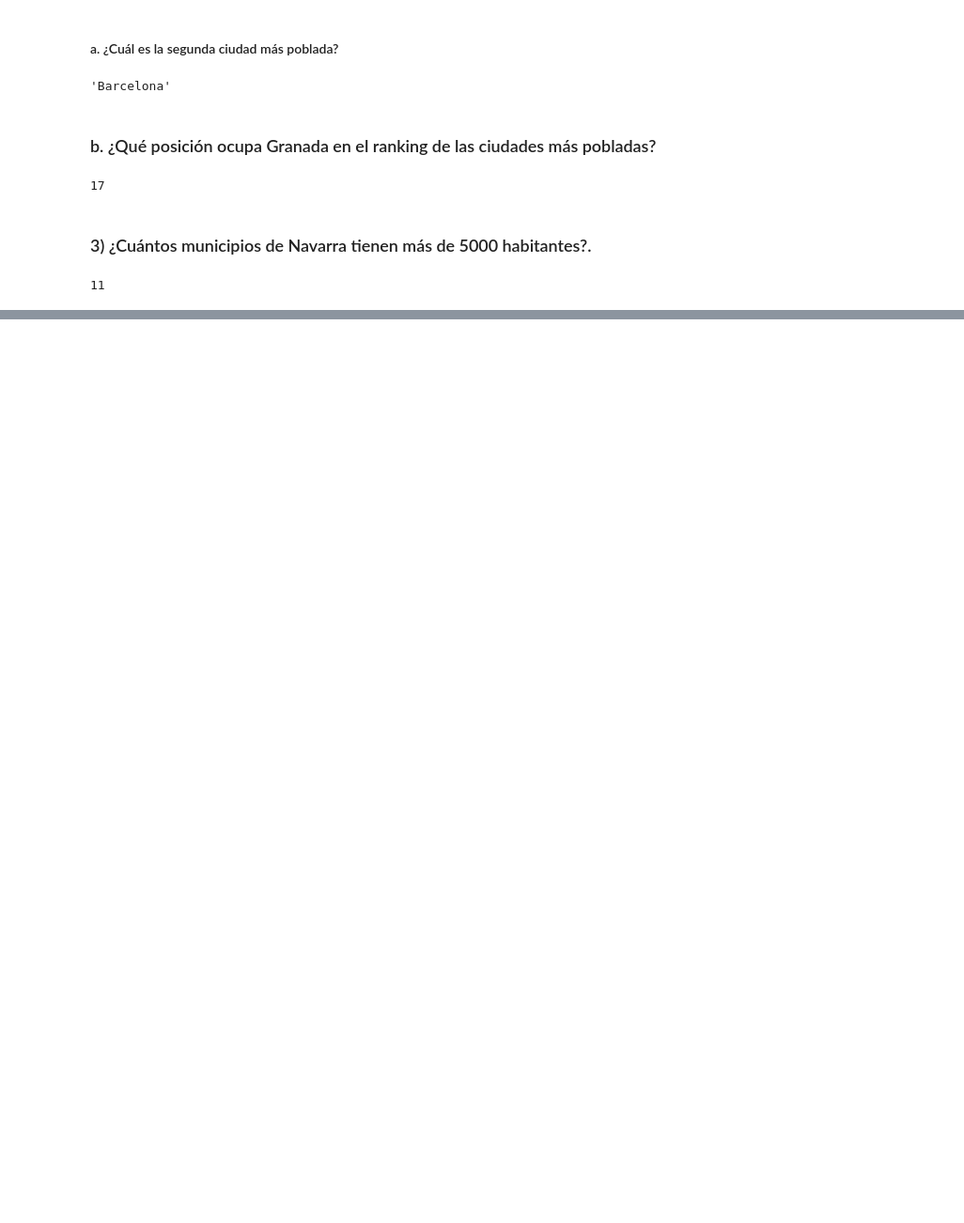
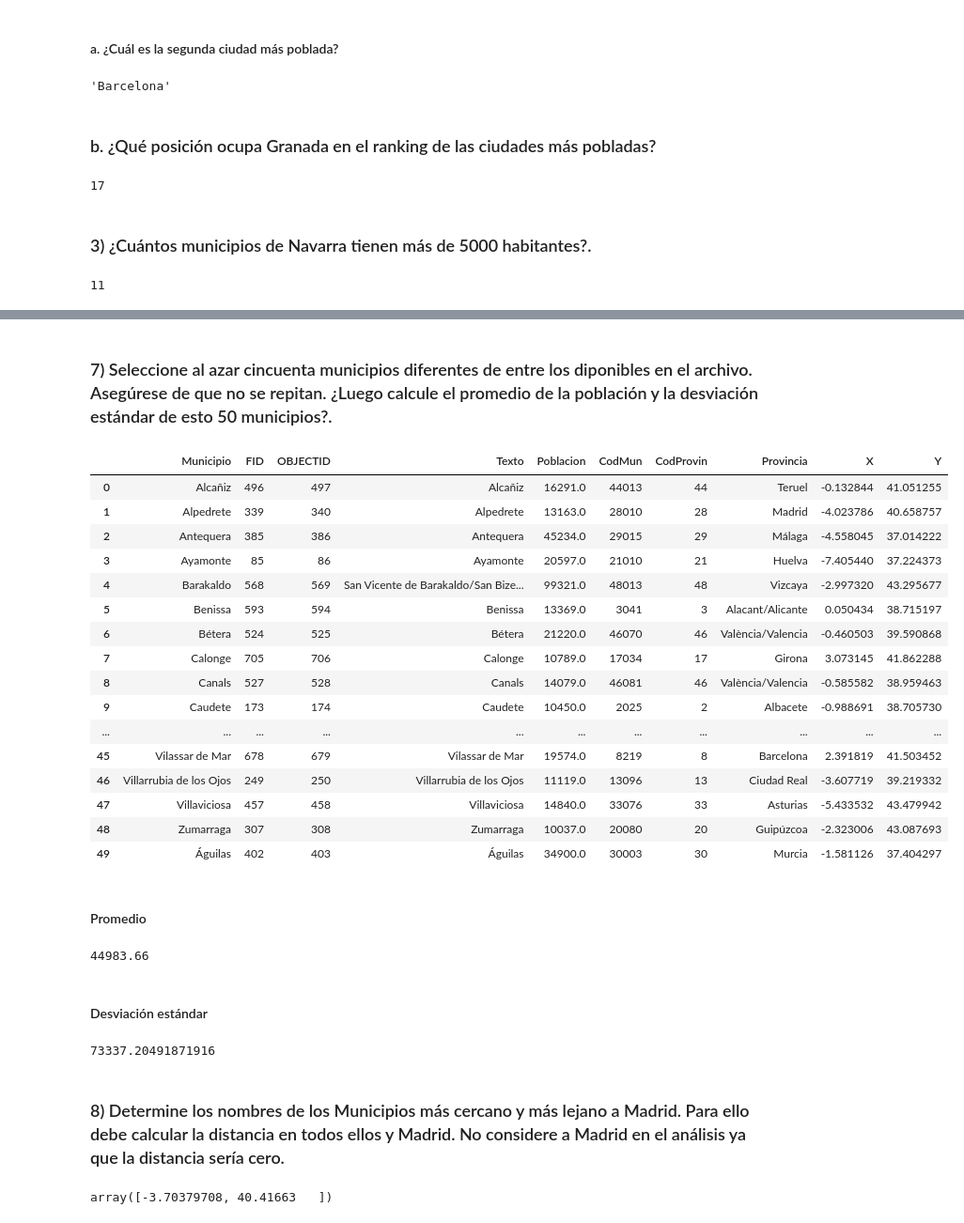
Before and after one commit to BenyaminGaleano/PIO-Econometria2-Lab2, a Jupyter notebook: Lab2.ipynb, the cells around one changed output, grey strips where cells are left out. Shown at 94% size. Cells and saved outputs as stored; diff of their text form; code cells hidden in the pictures; blank space fills up the shorter version.

```diff
--- a/Lab2.ipynb
+++ b/Lab2.ipynb
@@ -224,0 +318,27 @@ dataset[(dataset["Provincia"] == "Navarra") & (dataset["Poblacion"] > 5000)]["Mu
+# %% [markdown]
+### 7) Seleccione al azar cincuenta municipios diferentes de entre los diponibles en el archivo. Asegúrese de que no se repitan. ¿Luego calcule el promedio de la población y la desviación estándar de esto 50 municipios?.
+# %%
+import random
+
+sample = random.sample(list(dataset["Municipio"].unique()), 50)
+
+sample_dataset = dataset[dataset["Municipio"].isin(sample)].groupby("Municipio").sum().reset_index()
+sample_dataset
+# %% [output]
+|  | Municipio | FID | OBJECTID | Texto | Poblacion | CodMun | CodProvin | Provincia | X | Y |
+| 0 | Alcañiz | 496 | 497 | Alcañiz | 16291.0 | 44013 | 44 | Teruel | -0.132844 | 41.051255 |
+| 1 | Alpedrete | 339 | 340 | Alpedrete | 13163.0 | 28010 | 28 | Madrid | -4.023786 | 40.658757 |
+| 2 | Antequera | 385 | 386 | Antequera | 45234.0 | 29015 | 29 | Málaga | -4.558045 | 37.014222 |
+| 3 | Ayamonte | 85 | 86 | Ayamonte | 20597.0 | 21010 | 21 | Huelva | -7.405440 | 37.224373 |
+| 4 | Barakaldo | 568 | 569 | San Vicente de Barakaldo/San Bize... | 99321.0 | 48013 | 48 | Vizcaya | -2.997320 | 43.295677 |
+| 5 | Benissa | 593 | 594 | Benissa | 13369.0 | 3041 | 3 | Alacant/Alicante | 0.050434 | 38.715197 |
+| 6 | Bétera | 524 | 525 | Bétera | 21220.0 | 46070 | 46 | València/Valencia | -0.460503 | 39.590868 |
+| 7 | Calonge | 705 | 706 | Calonge | 10789.0 | 17034 | 17 | Girona | 3.073145 | 41.862288 |
+| 8 | Canals | 527 | 528 | Canals | 14079.0 | 46081 | 46 | València/Valencia | -0.585582 | 38.959463 |
+| 9 | Caudete | 173 | 174 | Caudete | 10450.0 | 2025 | 2 | Albacete | -0.988691 | 38.705730 |
+| ... | ... | ... | ... | ... | ... | ... | ... | ... | ... | ... |
+| 45 | Vilassar de Mar | 678 | 679 | Vilassar de Mar | 19574.0 | 8219 | 8 | Barcelona | 2.391819 | 41.503452 |
+| 46 | Villarrubia de los Ojos | 249 | 250 | Villarrubia de los Ojos | 11119.0 | 13096 | 13 | Ciudad Real | -3.607719 | 39.219332 |
+| 47 | Villaviciosa | 457 | 458 | Villaviciosa | 14840.0 | 33076 | 33 | Asturias | -5.433532 | 43.479942 |
+| 48 | Zumarraga | 307 | 308 | Zumarraga | 10037.0 | 20080 | 20 | Guipúzcoa | -2.323006 | 43.087693 |
+| 49 | Águilas | 402 | 403 | Águilas | 34900.0 | 30003 | 30 | Murcia | -1.581126 | 37.404297 |
@@ -224,0 +347,21 @@ dataset[(dataset["Provincia"] == "Navarra") & (dataset["Poblacion"] > 5000)]["Mu
+# %% [markdown]
+#### Promedio
+# %%
+sample_dataset_grouped["Poblacion"].mean()
+# %% [output]
+44983.66
+# %% [markdown]
+#### Desviación estándar
+# %%
+sample_dataset_grouped["Poblacion"].std()
+# %% [output]
+73337.20491871916
+# %% [markdown]
+### 8) Determine los nombres de los Municipios más cercano y más lejano a Madrid. Para ello debe calcular la distancia en todos ellos y Madrid. No considere a Madrid en el análisis ya que la distancia sería cero.
+# %%
+import math
+
+madrid_coordinate = dataset[dataset["Municipio"] == "Madrid"][["X", "Y"]].to_numpy().flatten()
+madrid_coordinate
+# %% [output]
+array([-3.70379708, 40.41663   ])
```
Also changed, not shown: parts of 21 cells of this notebook, 2 other files.
